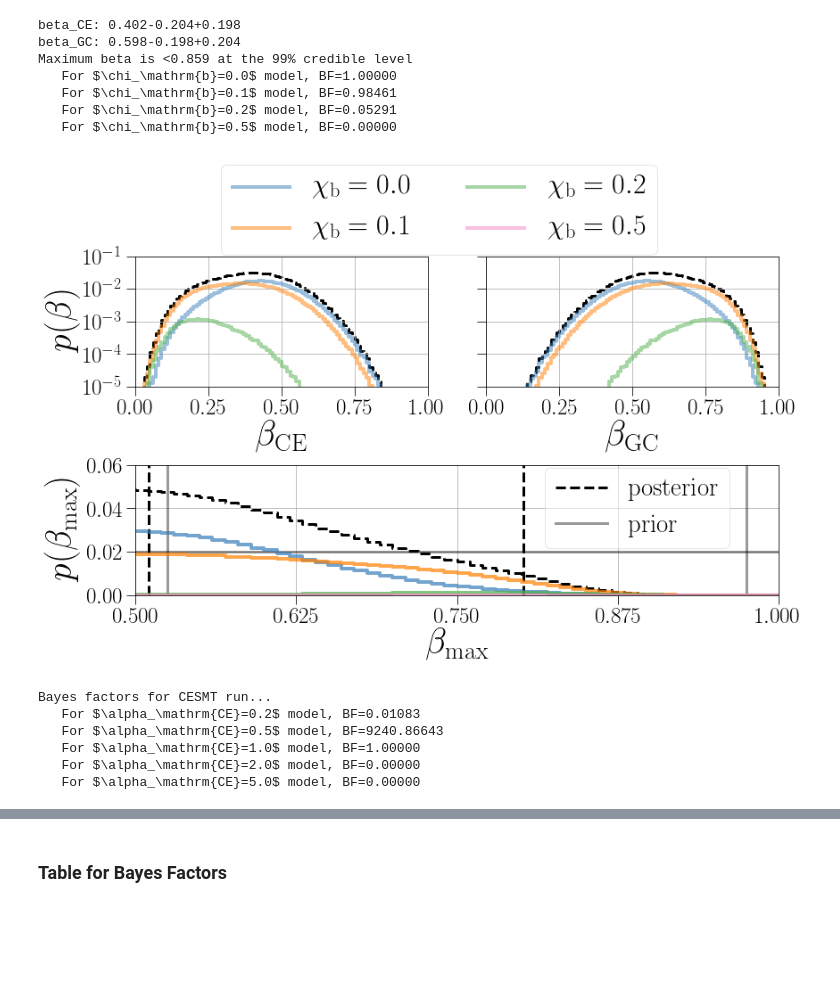
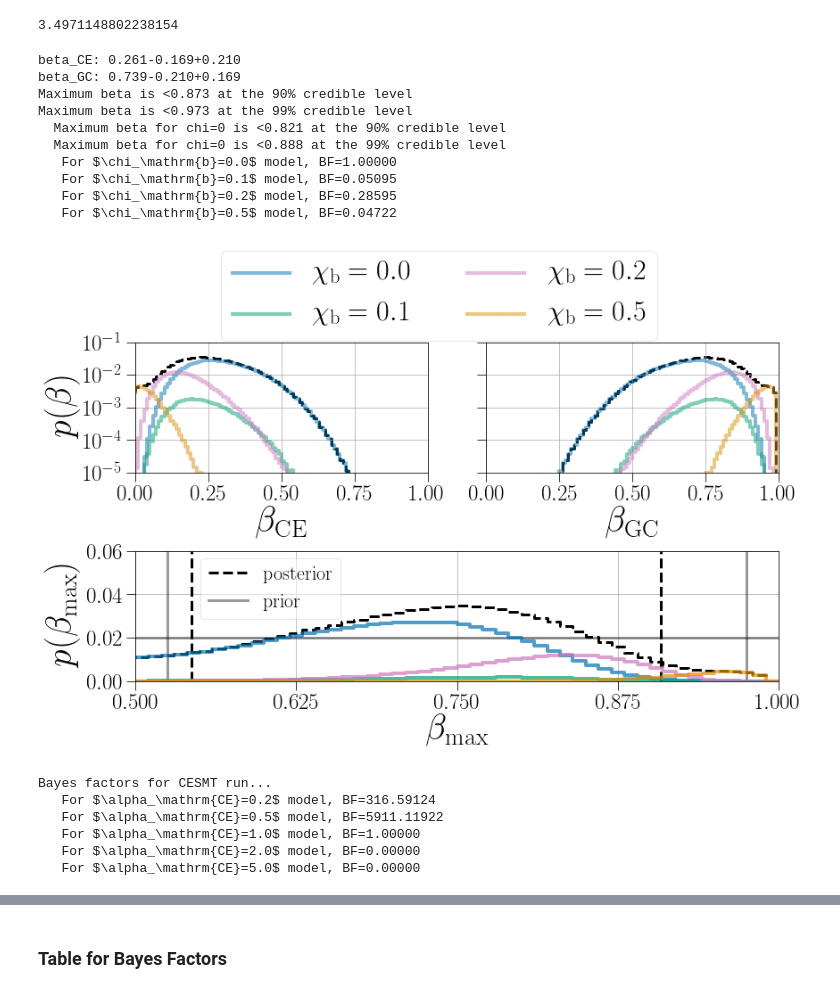
Before and after one commit to michaelzevin/model_selection, a Jupyter notebook: notebooks/paper_plots.ipynb, the cells around one changed output, grey strips where cells are left out. Cells and saved outputs as stored; diff of their text form; code cells hidden in the pictures; blank space fills up the shorter version.

```diff
--- a/notebooks/paper_plots.ipynb
+++ b/notebooks/paper_plots.ipynb
@@ -32,9 +29,9 @@ hyperparam_dict = {'p0':{0:r'$\chi_\mathrm{b}=0.0$', 1:r'$\chi_\mathrm{b}=0.1$',
                    'p1':{0:r'$\alpha_\mathrm{CE}=0.2$', 1:r'$\alpha_\mathrm{CE}=0.5$', 2:r'$\alpha_\mathrm{CE}=1.0$', 3:r'$\alpha_\mathrm{CE}=2.0$', 4:r'$\alpha_\mathrm{CE}=5.0$'},
                    'beta_CE': r'$\beta_\mathrm{CE}$', 'beta_CHE': r'$\beta_\mathrm{CHE}$', 'beta_GC': r'$\beta_\mathrm{GC}$', 'beta_NSC': r'$\beta_\mathrm{NSC}$', 'beta_SMT': r'$\beta_\mathrm{SMT}$'}
 # %%
-data_path = '/Users/michaelzevin/research/model_selection/model_selection/trials/gwobs_no190521'
-data_path_CEGC = '/Users/michaelzevin/research/model_selection/model_selection/trials/gwobs_CEGC_no190521'
-data_path_CESMT = '/Users/michaelzevin/research/model_selection/model_selection/trials/gwobs_CESMT_no190521'
+data_path = '/Users/michaelzevin/research/model_selection/model_selection/trials/gwobs'
+data_path_CEGC = '/Users/michaelzevin/research/model_selection/model_selection/trials/gwobs_CEGC'
+data_path_CESMT = '/Users/michaelzevin/research/model_selection/model_selection/trials/gwobs_CESMT'
 
 fig_path = '/Users/michaelzevin/research/model_selection/model_selection/paper/figures/'
 # %%
@@ -52,6 +49,23 @@ for file in sample_files:
     samples = samples.append(tmp)
 
 samples = samples.reset_index(drop=True)
+
+
+# also get detectable samples for this run
+run_files = os.listdir(data_path)
+sample_files = []
+for file in run_files:
+    if '.hdf5' in file:
+        sample_files.append(file)
+
+samples_detectable = pd.DataFrame()
+
+for file in sample_files:
+    tmp = pd.read_hdf(os.path.join(data_path, file), key='model_selection/detectable_samples')
+    samples_detectable = samples_detectable.append(tmp)
+
+samples_detectable = samples_detectable.reset_index(drop=True)
+
 
 
 # get the hdf5 files for 2-channel runs
@@ -116,13 +130,17 @@ def twochannel_branching_fractions(samples, hyperidx, prior_path, labelsize=40,
                 h = np.append(h, [0])
                 beta_axs[idx].step(bins, h/len(samples), lw=4, alpha=0.5, color=colors[hkey])
 
+
     # plot total branching fraction
     for idx, beta in enumerate(beta_keys):
         h, bins = np.histogram(samples[beta], bins=100, range=(0,1))
         h = np.append(h, [0])
         beta_axs[idx].step(bins, h/len(samples), color='k', alpha=1.0, lw=3, linestyle='--', zorder=-10)
-        print("{:s}: {:0.3f}-{:0.3f}+{:0.3f}".format(beta,np.median(samples[beta]), \
-                            np.median(samples[beta])-np.percentile(samples[beta],5), np.percentile(samples[beta],95)-np.median(samples[beta])))
+        med = np.median(samples[beta])
+        low90 = np.percentile(samples[beta],5)
+        high90 = np.percentile(samples[beta],95)
+        print("{:s}: {:0.3f}-{:0.3f}+{:0.3f}".format(beta, med, med-low90, high90-med))
+
 
     # format plot
     for idx, ax in enumerate(beta_axs):
@@ -157,7 +175,15 @@ def twochannel_branching_fractions(samples, hyperidx, prior_path, labelsize=40,
     Bmax_ax.step(bins, h/len(samples), color='k', alpha=1.0, lw=3, linestyle='--', label='posterior')
     Bmax_ax.axvline(np.percentile(max_betas, 5), color='k', alpha=1.0, lw=3, linestyle='--')
     Bmax_ax.axvline(np.percentile(max_betas, 95), color='k', alpha=1.0, lw=3, linestyle='--')
+    print("Maximum beta is <{:0.3f} at the 90% credible level".format(np.percentile(max_betas, 90)))
     print("Maximum beta is <{:0.3f} at the 99% credible level".format(np.percentile(max_betas, 99)))
+
+    # prior max betas when the chi=0.5 model is not considered
+    samples_nochi05 = samples.loc[samples[hyperidx_key]==0]
+    betas_nochi05 = samples_nochi05[beta_keys]
+    max_betas_nochi05 = betas_nochi05.max(axis=1)
+    print("  Maximum beta for chi=0 is <{:0.3f} at the 90% credible level".format(np.percentile(max_betas_nochi05, 90)))
+    print("  Maximum beta for chi=0 is <{:0.3f} at the 99% credible level".format(np.percentile(max_betas_nochi05, 99)))
 
     # get max beta for prior samples
     prior_samps = pd.read_hdf(prior_path, key='samples')
@@ -188,7 +214,7 @@ def twochannel_branching_fractions(samples, hyperidx, prior_path, labelsize=40,
     Bmax_ax.set_ylabel(r'$p(\beta_{\rm max})$', fontsize=labelsize)
     Bmax_ax.tick_params(axis='both', labelsize=ticksize)
 
-    Bmax_ax.legend(prop={'size': legendsize-3}, loc='center', bbox_to_anchor=(0.78, 0.67))
+    Bmax_ax.legend(prop={'size': legendsize-10}, loc='center', bbox_to_anchor=(0.21, 0.71))
 
 
     # print Bayes factors
@@ -203,19 +229,26 @@ def twochannel_branching_fractions(samples, hyperidx, prior_path, labelsize=40,
     plt.subplots_adjust(bottom=0.14, top=0.80, right=0.96)
 
     plt.savefig(os.path.join(fig_path, 'beta_CEGC.png'))
+# %%
+1./0.28595
+# %% [output]
+3.4971148802238154
 # %%
 twochannel_branching_fractions(samples_CEGC, 0, \
-                         prior_path='/Users/michaelzevin/research/model_selection/model_selection/data/prior/prior_samples_2channel.hdf5', \
+                         prior_path='/Users/michaelzevin/research/model_selection/model_selection/data/beta_prior/prior_samples_2channel.hdf5', \
                               labelsize=40, ticksize=25, legendsize=32)
 # %% [output]
-beta_CE: 0.402-0.204+0.198
-beta_GC: 0.598-0.198+0.204
-Maximum beta is <0.859 at the 99% credible level
+beta_CE: 0.261-0.169+0.210
+beta_GC: 0.739-0.210+0.169
+Maximum beta is <0.873 at the 90% credible level
+Maximum beta is <0.973 at the 99% credible level
+  Maximum beta for chi=0 is <0.821 at the 90% credible level
+  Maximum beta for chi=0 is <0.888 at the 99% credible level
    For $\chi_\mathrm{b}=0.0$ model, BF=1.00000
-   For $\chi_\mathrm{b}=0.1$ model, BF=0.98461
-   For $\chi_\mathrm{b}=0.2$ model, BF=0.05291
-   For $\chi_\mathrm{b}=0.5$ model, BF=0.00000
+   For $\chi_\mathrm{b}=0.1$ model, BF=0.05095
+   For $\chi_\mathrm{b}=0.2$ model, BF=0.28595
+   For $\chi_\mathrm{b}=0.5$ model, BF=0.04722
-[figure, old version]
+[figure, new version]
 # %%
 # print BFs for CESMT runs
 print('Bayes factors for CESMT run...')
@@ -228,8 +261,8 @@ for (hkey, hval) in hyperparam_dict['p1'].items():
     print("   For {:s} model, BF={:0.5f}".format(hval,BF))
 # %% [output]
 Bayes factors for CESMT run...
-   For $\alpha_\mathrm{CE}=0.2$ model, BF=0.01083
-   For $\alpha_\mathrm{CE}=0.5$ model, BF=9240.86643
+   For $\alpha_\mathrm{CE}=0.2$ model, BF=316.59124
+   For $\alpha_\mathrm{CE}=0.5$ model, BF=5911.11922
    For $\alpha_\mathrm{CE}=1.0$ model, BF=1.00000
    For $\alpha_\mathrm{CE}=2.0$ model, BF=0.00000
    For $\alpha_\mathrm{CE}=5.0$ model, BF=0.00000
```
Also changed, not shown: parts of 20 cells of this notebook.
